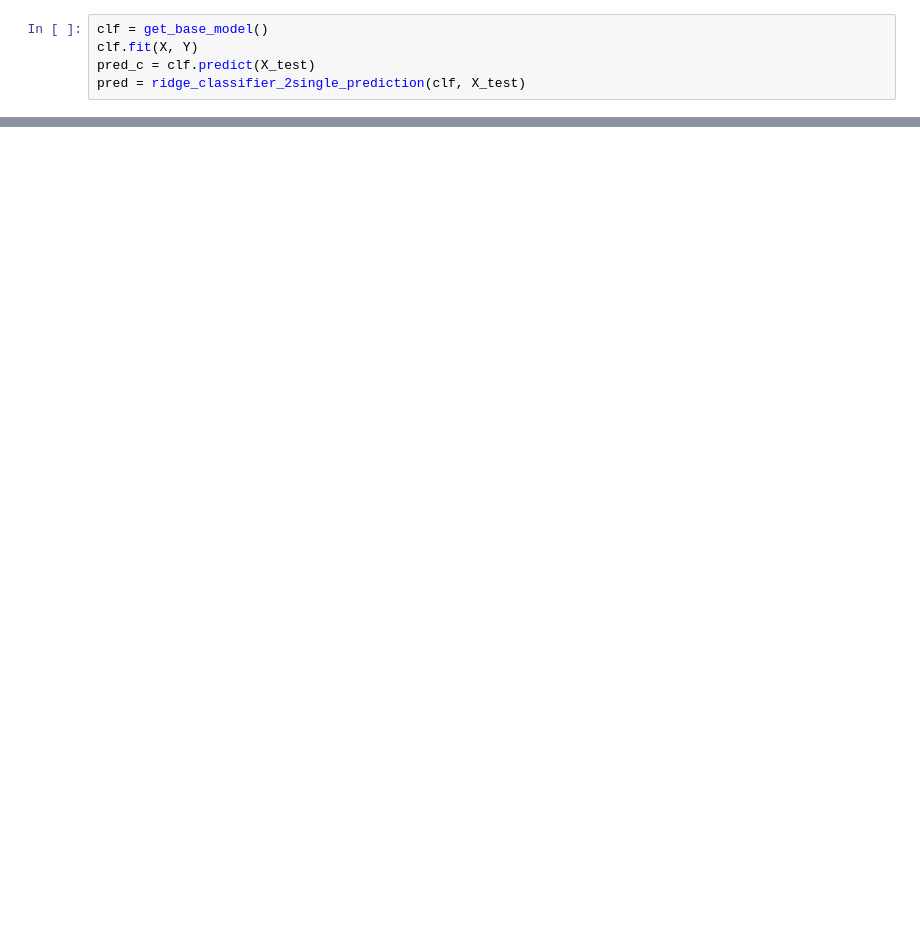
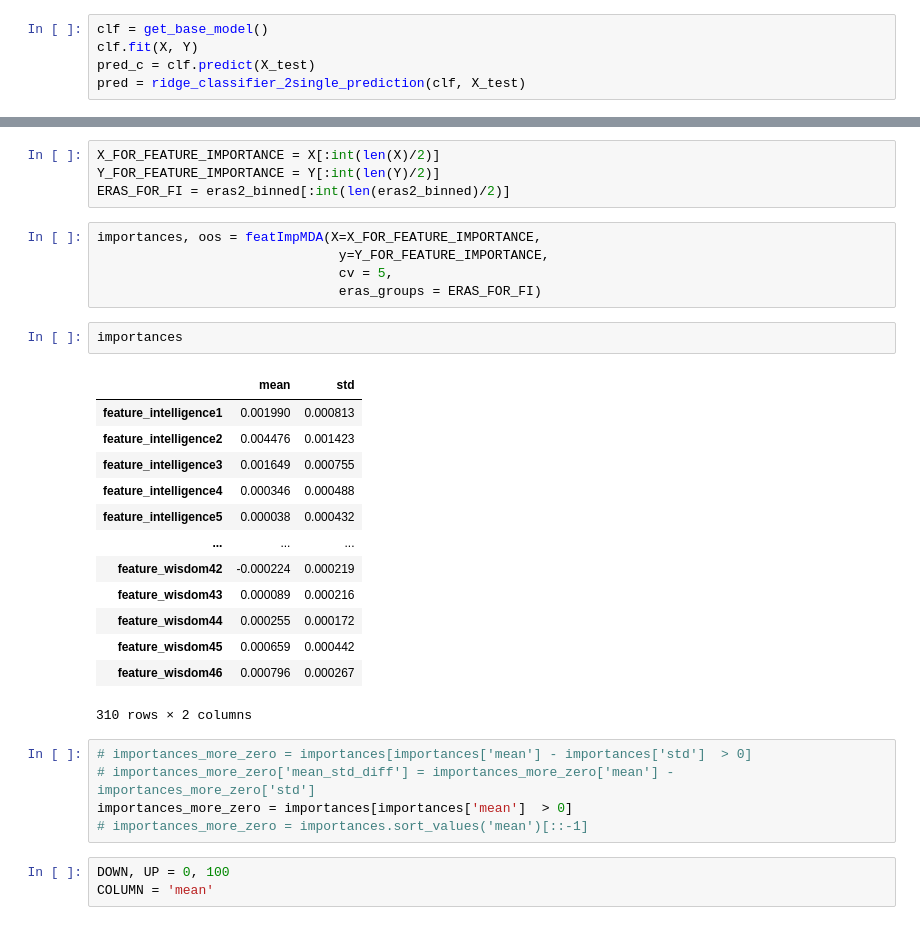
Before and after one commit to nickgagich/numerai, a Jupyter notebook: numerai_scrypt_Nick.ipynb, the cells around one changed output, grey strips where cells are left out. Cells and saved outputs as stored; diff of their text form; blank space fills up the shorter version.

```diff
--- a/numerai_scrypt_Nick.ipynb
+++ b/numerai_scrypt_Nick.ipynb
@@ -236,0 +284,33 @@ sharpe_era_corr  = 0.483
+# %%
+X_FOR_FEATURE_IMPORTANCE = X[:int(len(X)/2)]
+Y_FOR_FEATURE_IMPORTANCE = Y[:int(len(Y)/2)]
+ERAS_FOR_FI = eras2_binned[:int(len(eras2_binned)/2)]
+# %%
+importances, oos = featImpMDA(X=X_FOR_FEATURE_IMPORTANCE,
+                               y=Y_FOR_FEATURE_IMPORTANCE,
+                               cv = 5,
+                               eras_groups = ERAS_FOR_FI)
+# %%
+importances
+# %% [output]
+|  | mean | std |
+| feature_intelligence1 | 0.001990 | 0.000813 |
+| feature_intelligence2 | 0.004476 | 0.001423 |
+| feature_intelligence3 | 0.001649 | 0.000755 |
+| feature_intelligence4 | 0.000346 | 0.000488 |
+| feature_intelligence5 | 0.000038 | 0.000432 |
+| ... | ... | ... |
+| feature_wisdom42 | -0.000224 | 0.000219 |
+| feature_wisdom43 | 0.000089 | 0.000216 |
+| feature_wisdom44 | 0.000255 | 0.000172 |
+| feature_wisdom45 | 0.000659 | 0.000442 |
+| feature_wisdom46 | 0.000796 | 0.000267 |
+310 rows × 2 columns
+# %%
+# importances_more_zero = importances[importances['mean'] - importances['std']  > 0]
+# importances_more_zero['mean_std_diff'] = importances_more_zero['mean'] - importances_more_zero['std']
+importances_more_zero = importances[importances['mean']  > 0]
+# importances_more_zero = importances.sort_values('mean')[::-1]
+# %%
+DOWN, UP = 0, 100
+COLUMN = 'mean'
```
Also changed, not shown: parts of 16 cells of this notebook, 1 other file.
